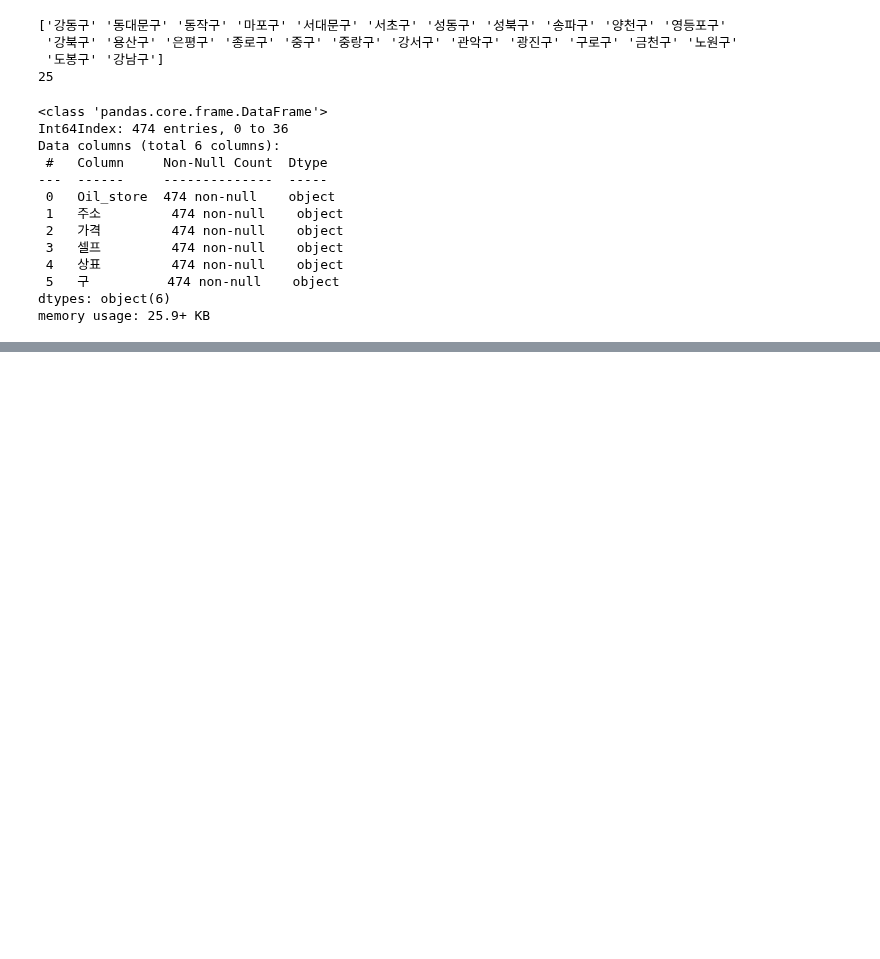
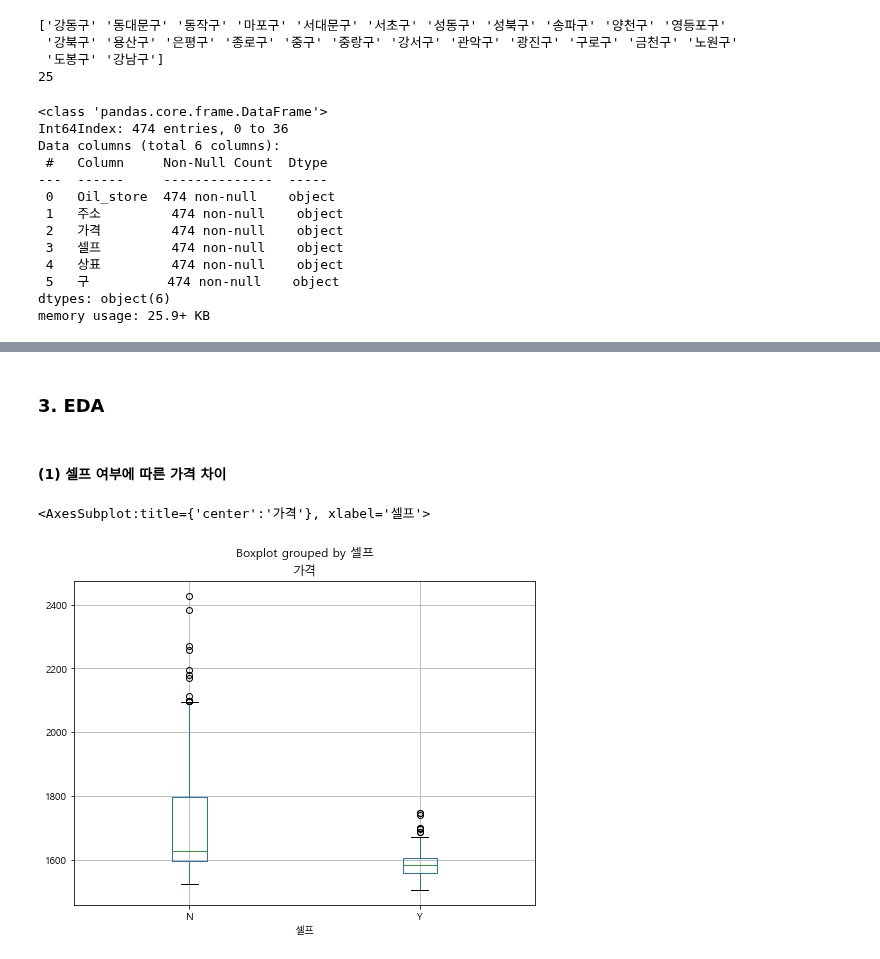
Before and after one commit to NikeLee/pythonwork, a Jupyter notebook: analysis/9_분석예제4.ipynb, the cells around one changed output, grey strips where cells are left out. Drawn from its saved outputs; the diff is of its cells as text; code cells hidden in the pictures; blank space fills up the shorter version.

```diff
--- a/analysis/9_분석예제4.ipynb
+++ b/analysis/9_분석예제4.ipynb
@@ -348,0 +349,9 @@ stations
+# %% [markdown]
+### 3. EDA
+# %% [markdown]
+#### (1) 셀프 여부에 따른 가격 차이
+# %%
+stations.boxplot(by="셀프", column="가격", figsize=(8, 6))
+# %% [output]
+<AxesSubplot:title={'center':'가격'}, xlabel='셀프'>
+[figure, added]
```
Also changed, not shown: parts of 39 cells of this notebook.
